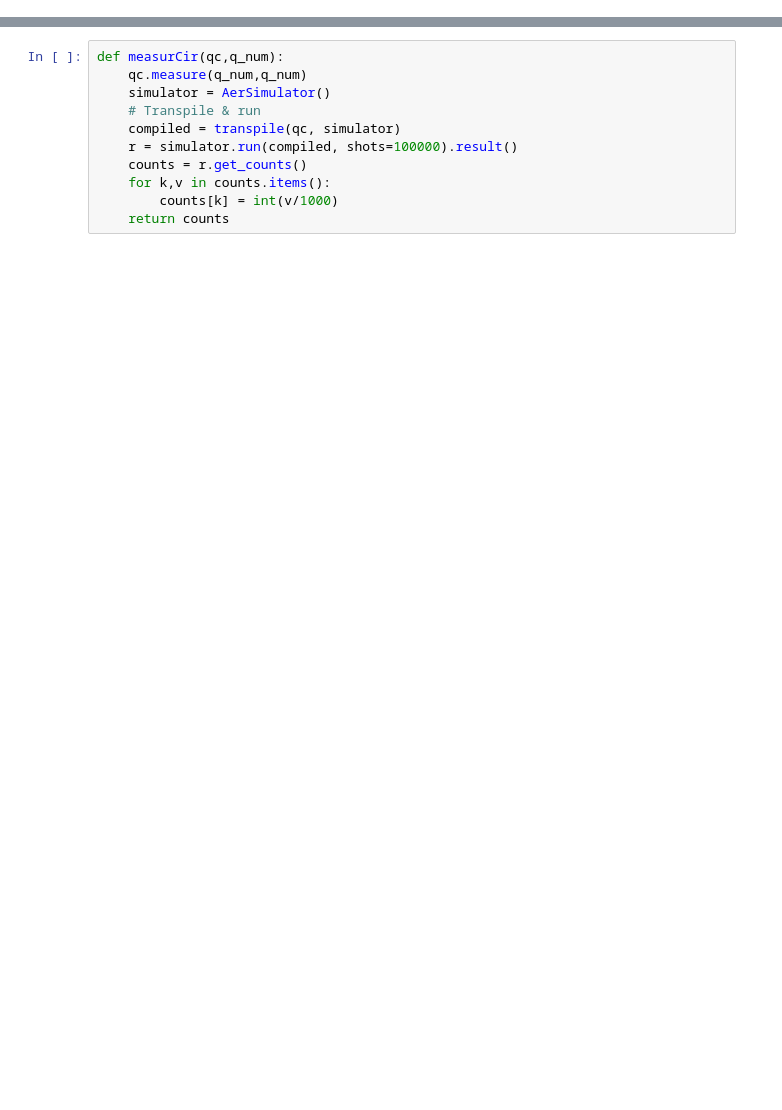
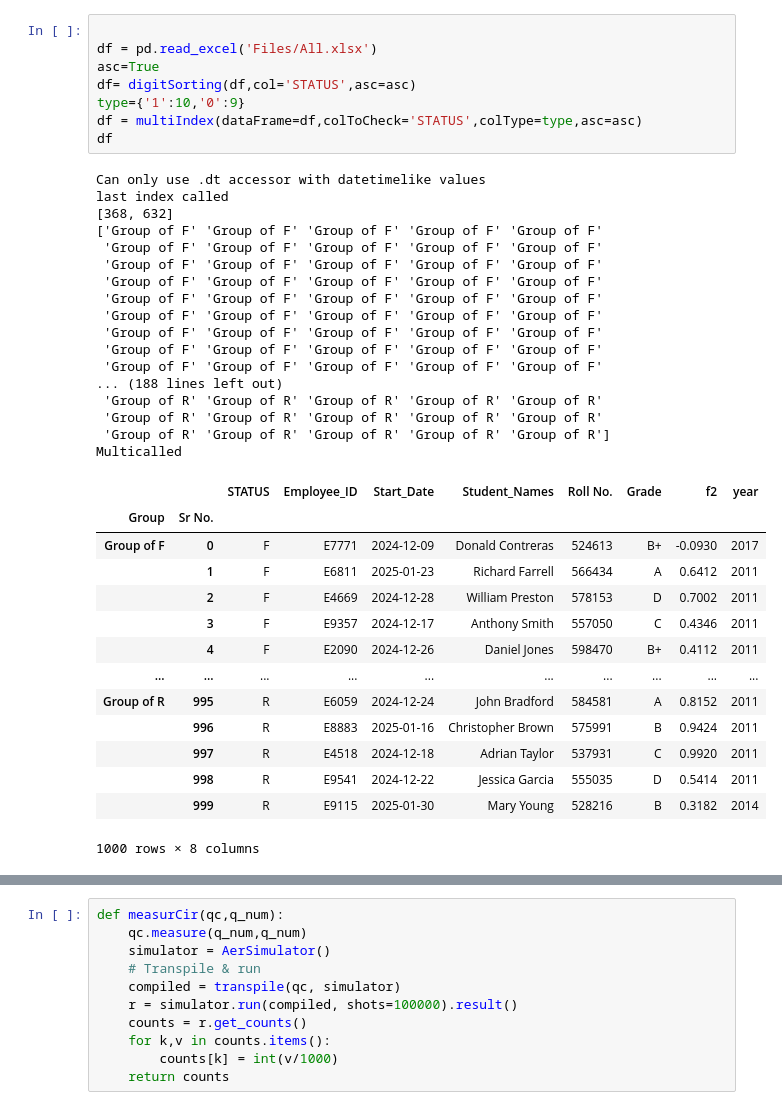
Before and after one commit to Tikesh01/Tikesh01.github.io, a Jupyter notebook: cluster_Based_Sort.ipynb, the cells around one changed output, grey strips where cells are left out. Saved outputs shown, nothing was run; the diff lists cells and outputs as text; blank space fills up the shorter version.

```diff
--- a/cluster_Based_Sort.ipynb
+++ b/cluster_Based_Sort.ipynb
@@ -182,2 +237,42 @@ def kmeansOnString(df,col):
+# %%
+
+df = pd.read_excel('Files/All.xlsx')
+asc=True
+df= digitSorting(df,col='STATUS',asc=asc)
+type={'1':10,'0':9}
+df = multiIndex(dataFrame=df,colToCheck='STATUS',colType=type,asc=asc)
+df
+# %% [output]
+Can only use .dt accessor with datetimelike values
+last index called
+[368, 632]
+['Group of F' 'Group of F' 'Group of F' 'Group of F' 'Group of F'
+ 'Group of F' 'Group of F' 'Group of F' 'Group of F' 'Group of F'
+ 'Group of F' 'Group of F' 'Group of F' 'Group of F' 'Group of F'
+ 'Group of F' 'Group of F' 'Group of F' 'Group of F' 'Group of F'
+ 'Group of F' 'Group of F' 'Group of F' 'Group of F' 'Group of F'
+ 'Group of F' 'Group of F' 'Group of F' 'Group of F' 'Group of F'
+ 'Group of F' 'Group of F' 'Group of F' 'Group of F' 'Group of F'
+ 'Group of F' 'Group of F' 'Group of F' 'Group of F' 'Group of F'
+ 'Group of F' 'Group of F' 'Group of F' 'Group of F' 'Group of F'
+... (188 lines left out)
+ 'Group of R' 'Group of R' 'Group of R' 'Group of R' 'Group of R'
+ 'Group of R' 'Group of R' 'Group of R' 'Group of R' 'Group of R'
+ 'Group of R' 'Group of R' 'Group of R' 'Group of R' 'Group of R']
+Multicalled
+|  |  | STATUS | Employee_ID | Start_Date | Student_Names | Roll No. | Grade | f2 | year |
+| Group | Sr No. |  |  |  |  |  |  |  |  |
+| Group of F | 0 | F | E7771 | 2024-12-09 | Donald Contreras | 524613 | B+ | -0.0930 | 2017 |
+|  | 1 | F | E6811 | 2025-01-23 | Richard Farrell | 566434 | A | 0.6412 | 2011 |
+|  | 2 | F | E4669 | 2024-12-28 | William Preston | 578153 | D | 0.7002 | 2011 |
+|  | 3 | F | E9357 | 2024-12-17 | Anthony Smith | 557050 | C | 0.4346 | 2011 |
+|  | 4 | F | E2090 | 2024-12-26 | Daniel Jones | 598470 | B+ | 0.4112 | 2011 |
+| ... | ... | ... | ... | ... | ... | ... | ... | ... | ... |
+| Group of R | 995 | R | E6059 | 2024-12-24 | John Bradford | 584581 | A | 0.8152 | 2011 |
+|  | 996 | R | E8883 | 2025-01-16 | Christopher Brown | 575991 | B | 0.9424 | 2011 |
+|  | 997 | R | E4518 | 2024-12-18 | Adrian Taylor | 537931 | C | 0.9920 | 2011 |
+|  | 998 | R | E9541 | 2024-12-22 | Jessica Garcia | 555035 | D | 0.5414 | 2011 |
+|  | 999 | R | E9115 | 2025-01-30 | Mary Young | 528216 | B | 0.3182 | 2014 |
+1000 rows × 8 columns
 # %%
 def multiIndex(dataFrame, colToCheck, colType, yearOnly = False, asc=True):
```
Also changed, not shown: parts of 13 cells of this notebook, 2 other files.
